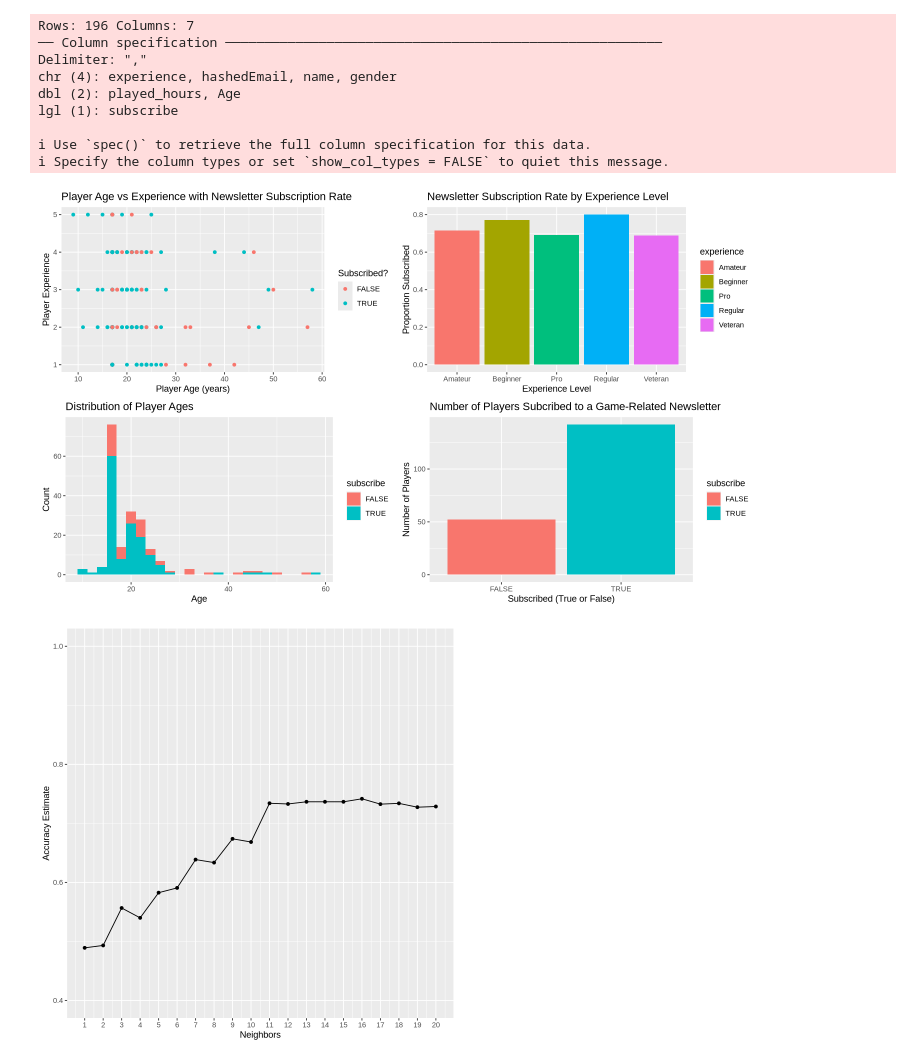
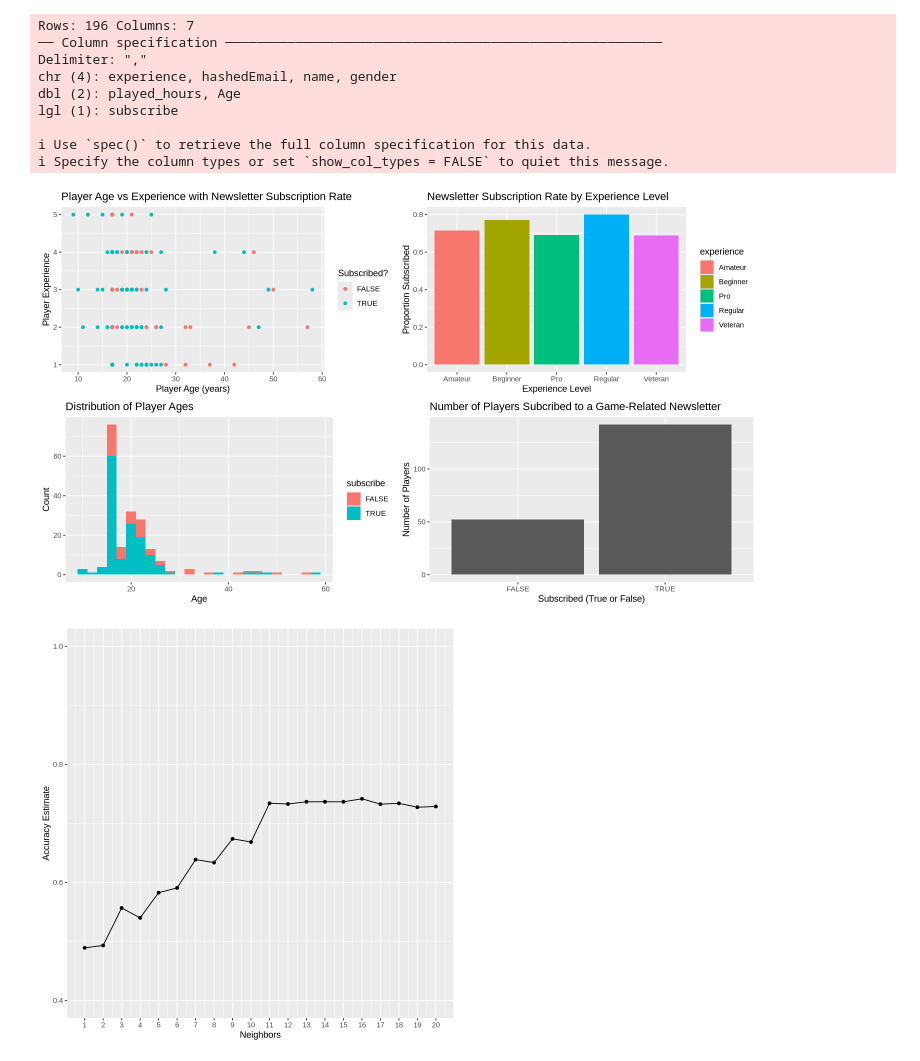
Before and after one commit to Mantoj130/Data-Science-Project, a Jupyter notebook: FinalReport.ipynb, the cells around one changed output. Saved outputs shown, nothing was run; the diff lists cells and outputs as text; code cells hidden in the pictures.

Commit message:
Added to methods and also updated fourth exploratory plot

```diff
--- a/FinalReport.ipynb
+++ b/FinalReport.ipynb
@@ -87,35 +68,35 @@ lgl (1): subscribe
 #exploration plots
 options(repr.plot.width=12, repr.plot.height=7)
 plot1 <- players |>
     ggplot(aes(x = age, y =  experience_numeric, colour = subscribe)) +
         geom_point() +
         labs(x="Player Age (years)", y="Player Experience", colour="Subscribed?") +
         ggtitle("Player Age vs Experience with Newsletter Subscription Rate")
 plot2 <- players |>
     group_by(experience) |>
     summarize(prop_subscribe = mean(subscribe)) |>
     ggplot(aes(x= experience, y=prop_subscribe, fill = experience)) +
     geom_col() +
     labs(title = "Newsletter Subscription Rate by Experience Level",
          x = "Experience Level",
          y = "Proportion Subscribed")
 plot3 <- players |>
     ggplot(aes(x = age, fill = subscribe)) +
     geom_histogram(binwidth = 2) +
     labs(title = "Distribution of Player Ages",
             x = "Age", y = "Count")
 plot4 <- players |>
-    ggplot(aes(x = subscribe, fill = subscribe)) +
+    ggplot(aes(x = subscribe_factor)) +
     geom_bar() +
     labs(x = "Subscribed (True or False)",
          y = "Number of Players",
          title = "Number of Players Subcribed to a Game-Related Newsletter")
 
 
 
 grid.arrange(plot1, plot2, plot3, plot4, ncol = 2, widths = c(1,1))
 # %% [output]
-[figure, old version]
+[figure, new version]
 # %%
 #Splitting dataset between training and testing
 player_split <- initial_split(players, prop = 0.80, strata = subscribe_factor)
```
Also changed, not shown: parts of 3 cells of this notebook.
